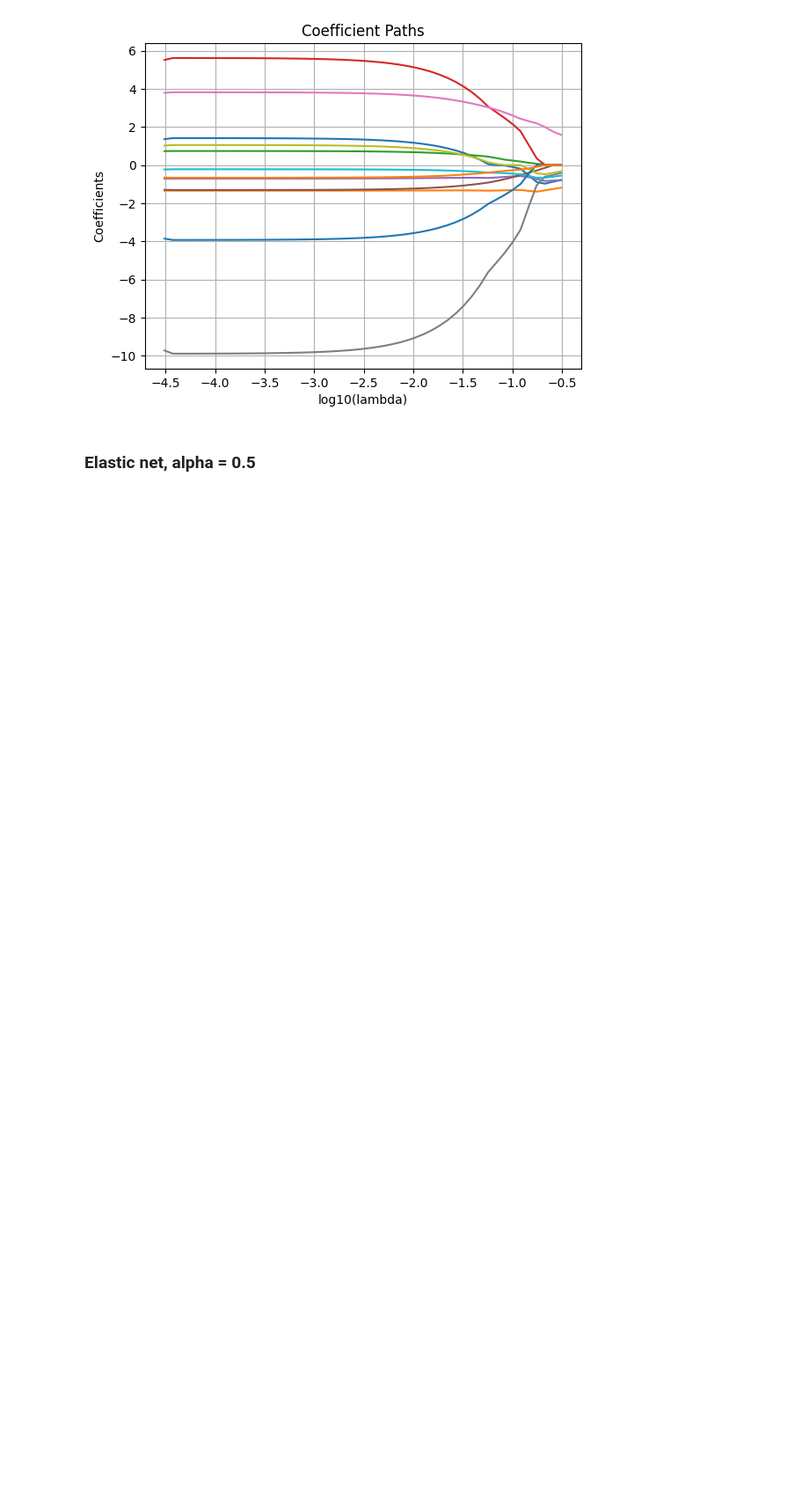
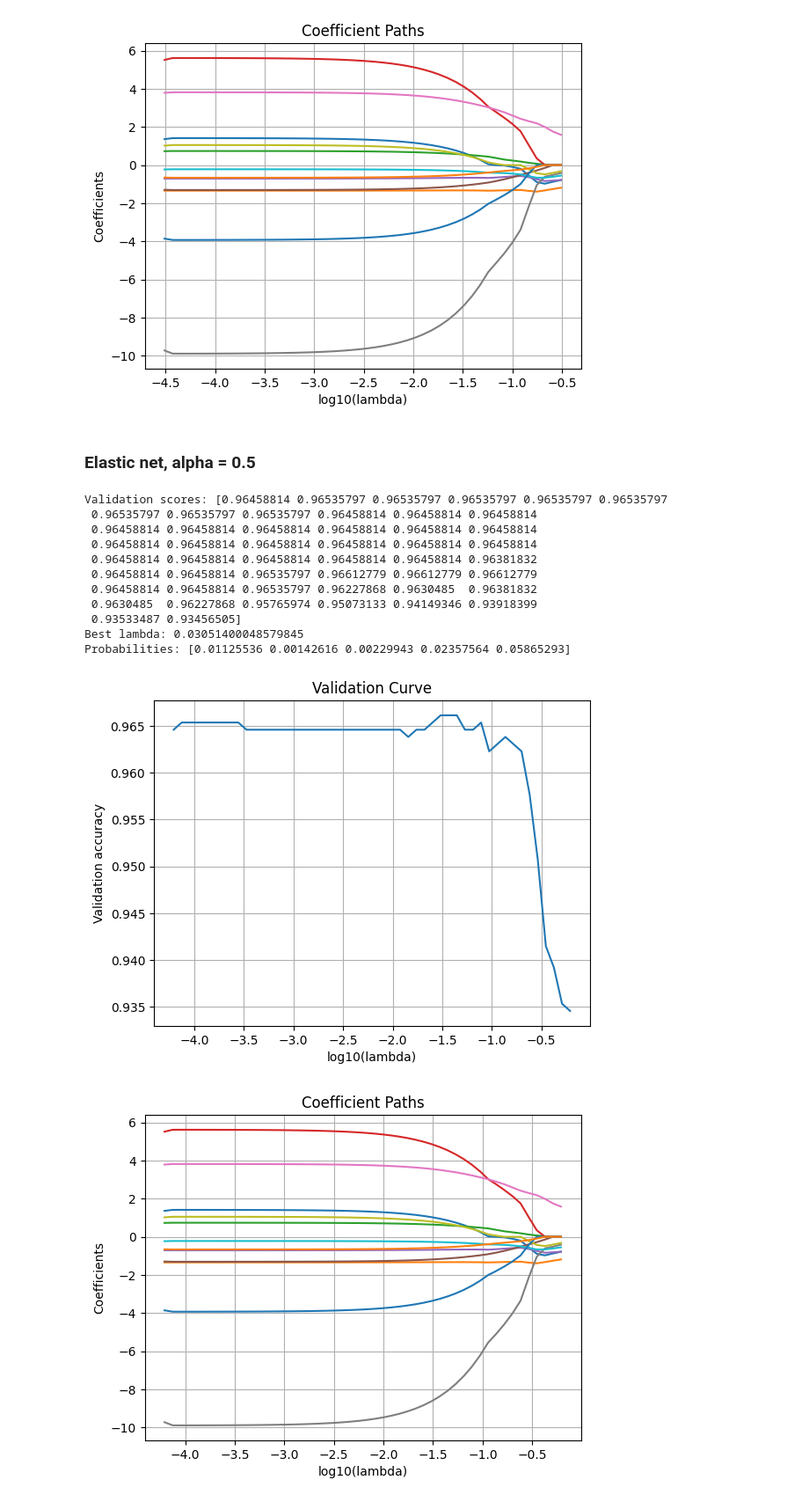
Before and after one commit to CyprienFOURCROY/AdvancedML_Project, a Jupyter notebook: notebooks/main.ipynb, the cells around one changed output. Shown at 88% size. Saved outputs shown, nothing was run; the diff lists cells and outputs as text; code cells hidden in the pictures; blank space fills up the shorter version.

```diff
--- a/notebooks/main.ipynb
+++ b/notebooks/main.ipynb
@@ -265,3 +265,38 @@ Probabilities: [0.01114404 0.00140602 0.00226909 0.02340096 0.05835411]
 [figure]
 # %% [markdown]
 ### Elastic net, alpha = 0.5
+# %%
+from sklearn.model_selection import train_test_split
+from sklearn.datasets import make_classification
+from src.LogRegCDD import LogRegCDD
+
+
+LogRegCDD_winequality = LogRegCDD(alpha=0.5, n_lambda=50)
+
+LogRegCDD_winequality.fit(X_train, Y_train)
+
+val_scores = LogRegCDD_winequality.validate(X_test, Y_test, measure="accuracy")
+print("Validation scores:", val_scores)
+
+best_lambda = LogRegCDD_winequality.lambdas_[val_scores.argmax()]
+print("Best lambda:", best_lambda)
+
+probs = LogRegCDD_winequality.predict_proba(X_test)
+print("Probabilities:", probs[:5])
+
+LogRegCDD_winequality.plot_score(measure="accuracy")
+LogRegCDD_winequality.plot_coef()
+# %% [output]
+Validation scores: [0.96458814 0.96535797 0.96535797 0.96535797 0.96535797 0.96535797
+ 0.96535797 0.96535797 0.96535797 0.96458814 0.96458814 0.96458814
+ 0.96458814 0.96458814 0.96458814 0.96458814 0.96458814 0.96458814
+ 0.96458814 0.96458814 0.96458814 0.96458814 0.96458814 0.96458814
+ 0.96458814 0.96458814 0.96458814 0.96458814 0.96458814 0.96381832
+ 0.96458814 0.96458814 0.96535797 0.96612779 0.96612779 0.96612779
+ 0.96458814 0.96458814 0.96535797 0.96227868 0.9630485  0.96381832
+ 0.9630485  0.96227868 0.95765974 0.95073133 0.94149346 0.93918399
+ 0.93533487 0.93456505]
+Best lambda: 0.03051400048579845
+Probabilities: [0.01125536 0.00142616 0.00229943 0.02357564 0.05865293]
+[figure, added]
+[figure, added]
```
Also changed, not shown: parts of 2 cells of this notebook, 1 other file.
